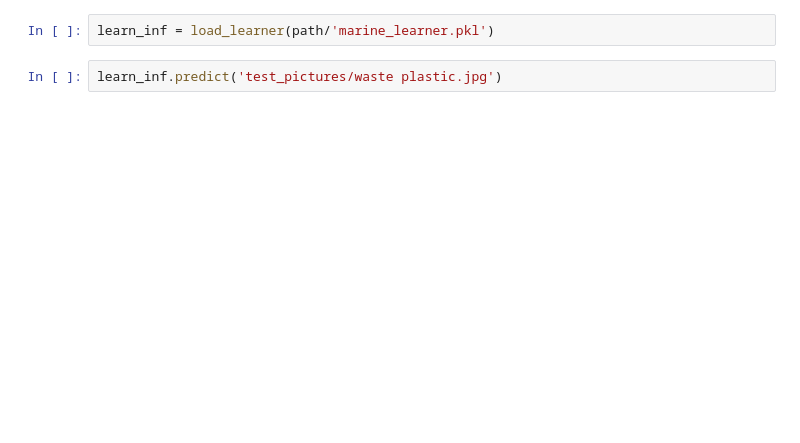
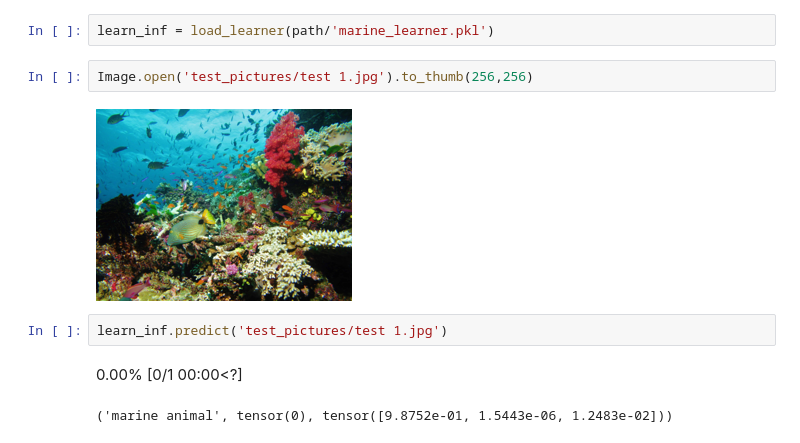
Before and after one commit to xuzmocode4-325/art-or-waste, a Jupyter notebook: water-waste-identifier.ipynb, the cells around one changed output. Cells and saved outputs as stored; diff of their text form; blank space fills up the shorter version.

Commit message:
updated notebook, app and removed redacted learner

```diff
--- a/water-waste-identifier.ipynb
+++ b/water-waste-identifier.ipynb
@@ -152,4 +196,11 @@ path.ls(file_exts='.pkl')
 # %%
 learn_inf = load_learner(path/'marine_learner.pkl')
+# %%
+Image.open('test_pictures/test 1.jpg').to_thumb(256,256)
+# %% [output]
+[figure, added]
 # %%
-learn_inf.predict('test_pictures/waste plastic.jpg')
+learn_inf.predict('test_pictures/test 1.jpg')
+# %% [output]
+0.00% [0/1 00:00<?]
+('marine animal', tensor(0), tensor([9.8752e-01, 1.5443e-06, 1.2483e-02]))
```
Also changed, not shown: parts of 13 cells of this notebook, 2 other files.
